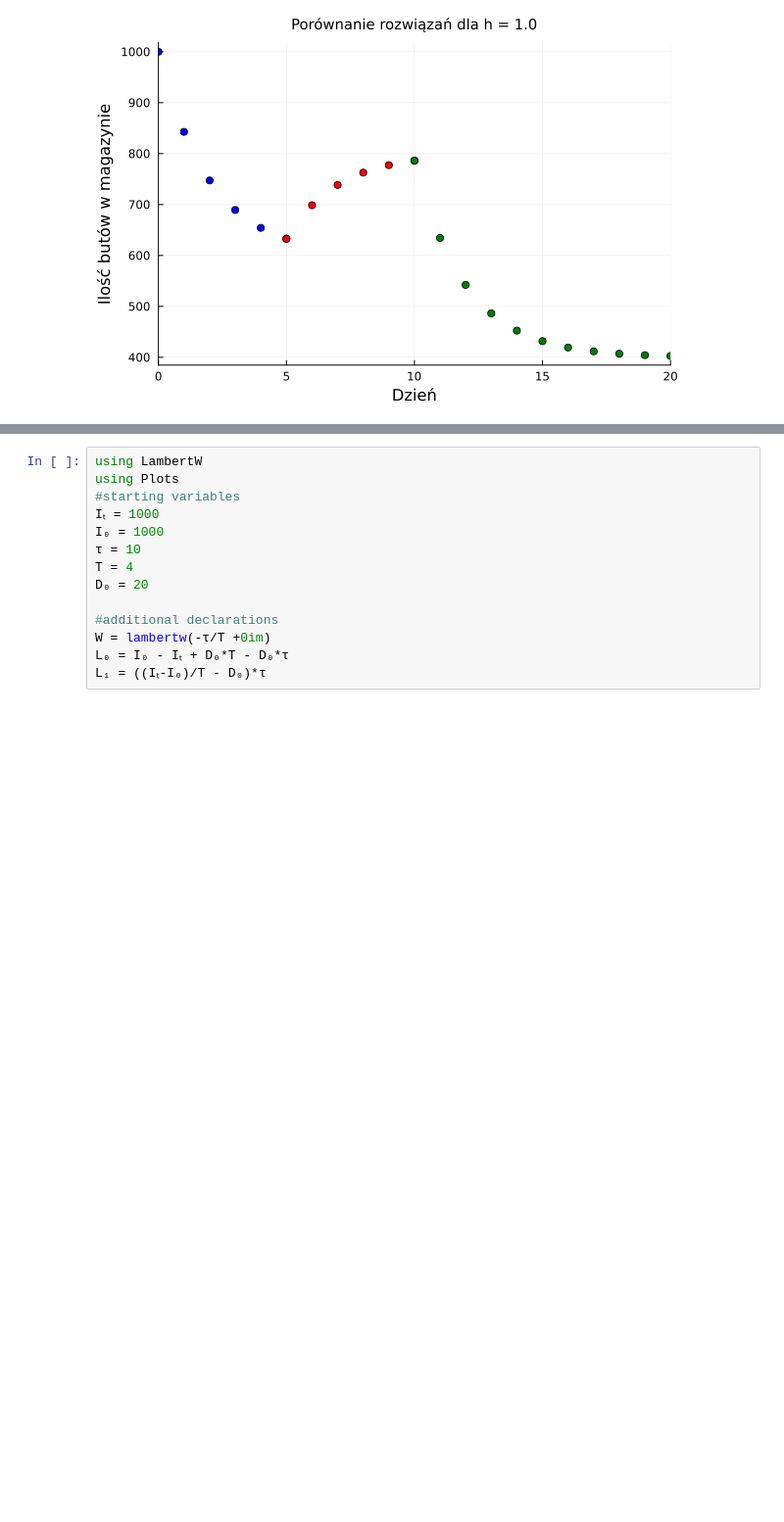
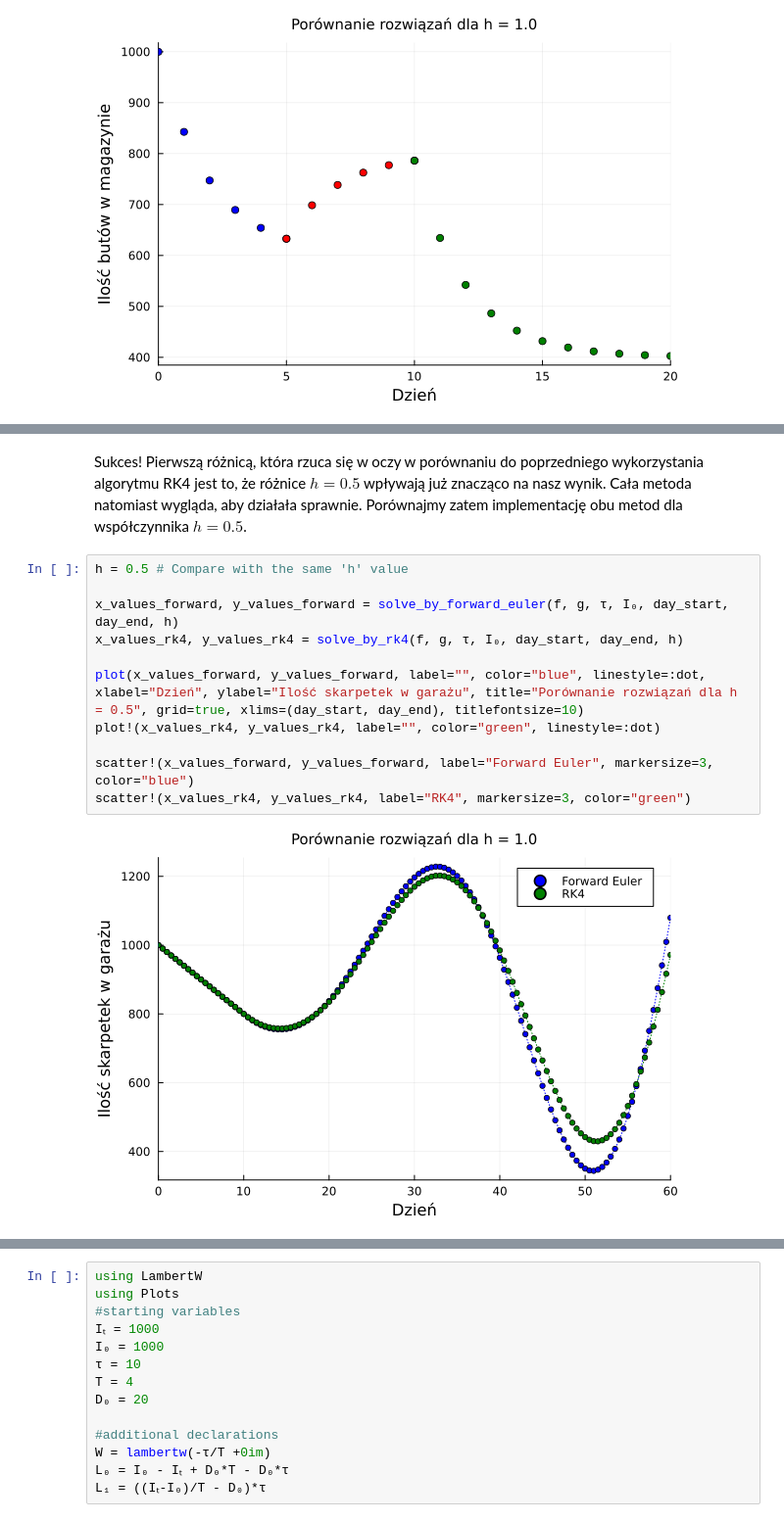
Before and after one commit to piotrczech/optimization-of-inventory-deliveries, a Jupyter notebook: main.ipynb, the cells around one changed output, grey strips where cells are left out. Shown at 98% size. Cells and saved outputs as stored; diff of their text form; blank space fills up the shorter version.

```diff
--- a/main.ipynb
+++ b/main.ipynb
@@ -1471,0 +1330,15 @@ $$
+# %% [markdown]
+Sukces! Pierwszą różnicą, która rzuca się w oczy w porównaniu do poprzedniego wykorzystania algorytmu RK4 jest to, że różnice $h=0.5$ wpływają już znacząco na nasz wynik. Cała metoda natomiast wygląda, aby działała sprawnie. Porównajmy zatem implementację obu metod dla współczynnika $h = 0.5$.
+# %%
+h = 0.5 # Compare with the same 'h' value
+
+x_values_forward, y_values_forward = solve_by_forward_euler(f, g, τ, I₀, day_start, day_end, h)
+x_values_rk4, y_values_rk4 = solve_by_rk4(f, g, τ, I₀, day_start, day_end, h)
+
+plot(x_values_forward, y_values_forward, label="", color="blue", linestyle=:dot, xlabel="Dzień", ylabel="Ilość skarpetek w garażu", title="Porównanie rozwiązań dla h = 0.5", grid=true, xlims=(day_start, day_end), titlefontsize=10)
+plot!(x_values_rk4, y_values_rk4, label="", color="green", linestyle=:dot)
+
+scatter!(x_values_forward, y_values_forward, label="Forward Euler", markersize=3, color="blue")
+scatter!(x_values_rk4, y_values_rk4, label="RK4", markersize=3, color="green")
+# %% [output]
+[figure, added]
```
Also changed, not shown: parts of 21 cells of this notebook.
